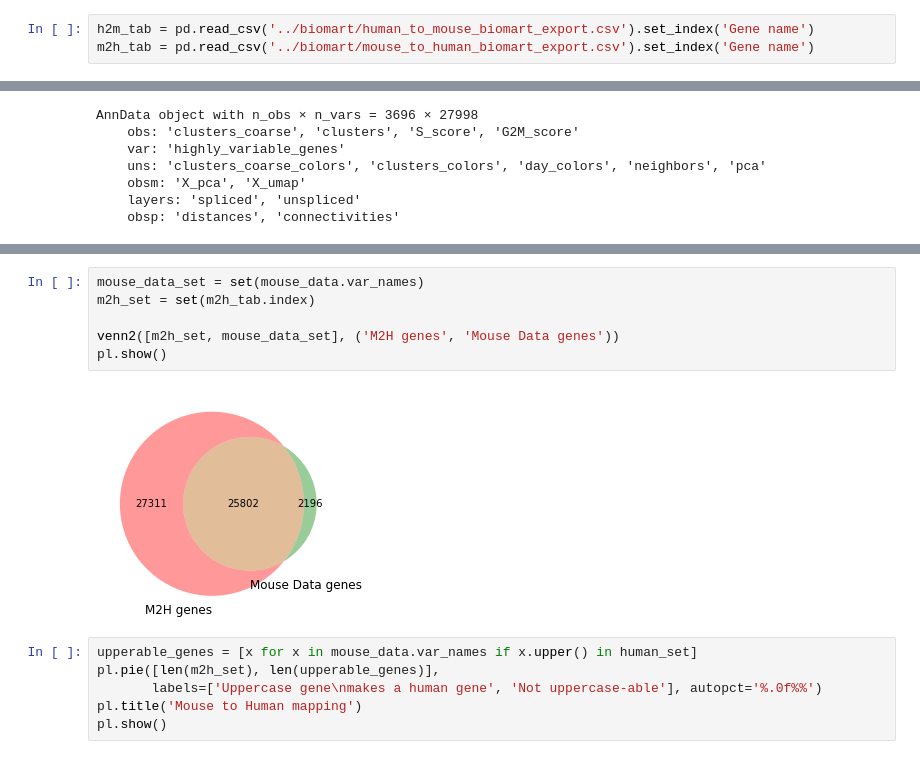
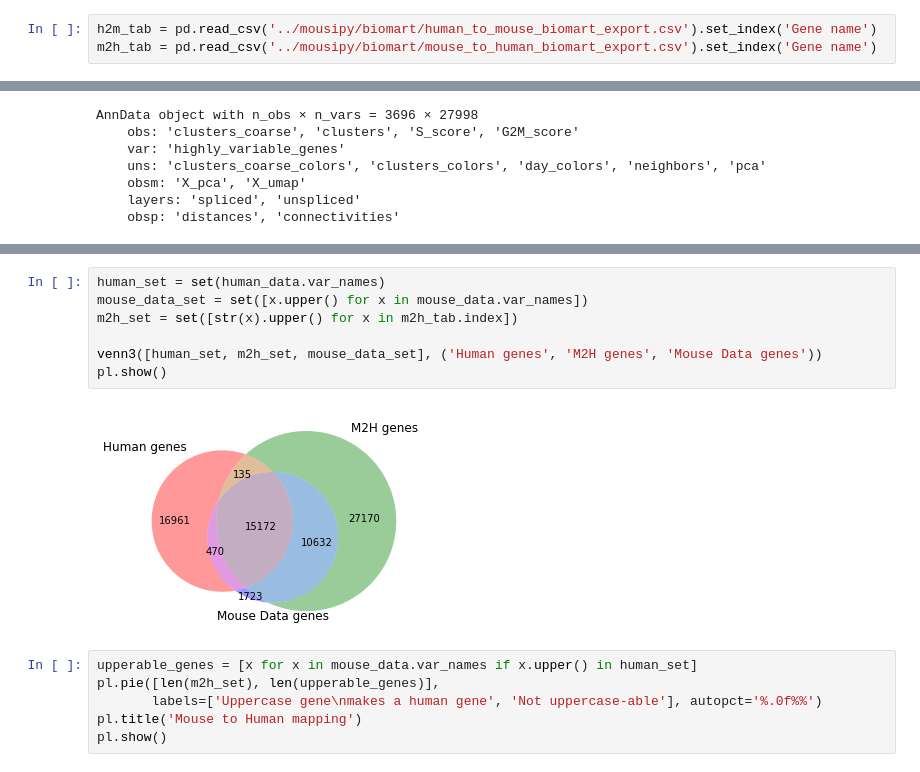
Before and after one commit to stefanpeidli/mousipy, a Jupyter notebook: notebooks/mousipy.ipynb, the cells around one changed output, grey strips where cells are left out. Drawn from its saved outputs; the diff is of its cells as text.

```diff
--- a/notebooks/mousipy.ipynb
+++ b/notebooks/mousipy.ipynb
@@ -8,3 +11,3 @@ from matplotlib_venn import venn2, venn3
 # %%
-h2m_tab = pd.read_csv('../biomart/human_to_mouse_biomart_export.csv').set_index('Gene name')
-m2h_tab = pd.read_csv('../biomart/mouse_to_human_biomart_export.csv').set_index('Gene name')
+h2m_tab = pd.read_csv('../mousipy/biomart/human_to_mouse_biomart_export.csv').set_index('Gene name')
+m2h_tab = pd.read_csv('../mousipy/biomart/mouse_to_human_biomart_export.csv').set_index('Gene name')
@@ -40,11 +53,12 @@ pl.show()
 # %%
-mouse_data_set = set(mouse_data.var_names)
-m2h_set = set(m2h_tab.index)
+human_set = set(human_data.var_names)
+mouse_data_set = set([x.upper() for x in mouse_data.var_names])
+m2h_set = set([str(x).upper() for x in m2h_tab.index])
 
-venn2([m2h_set, mouse_data_set], ('M2H genes', 'Mouse Data genes'))
+venn3([human_set, m2h_set, mouse_data_set], ('Human genes', 'M2H genes', 'Mouse Data genes'))
 pl.show()
 # %% [output]
-[figure, old version]
+[figure, new version]
 # %%
 upperable_genes = [x for x in mouse_data.var_names if x.upper() in human_set]
 pl.pie([len(m2h_set), len(upperable_genes)],
```
Also changed, not shown: parts of 15 cells of this notebook, 7 other files.
